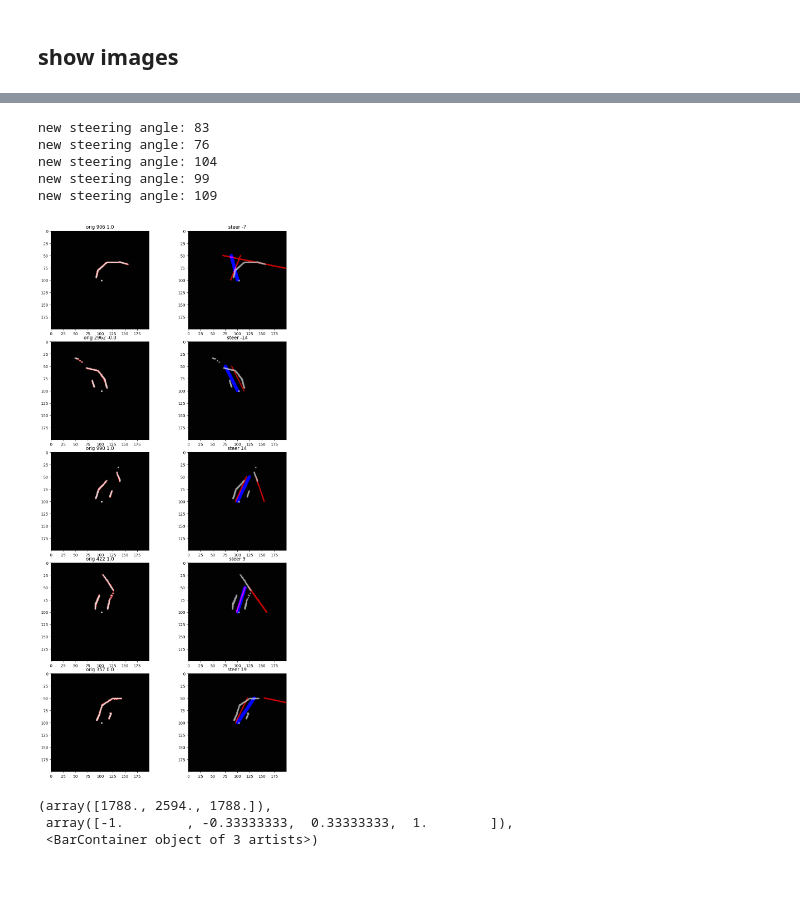
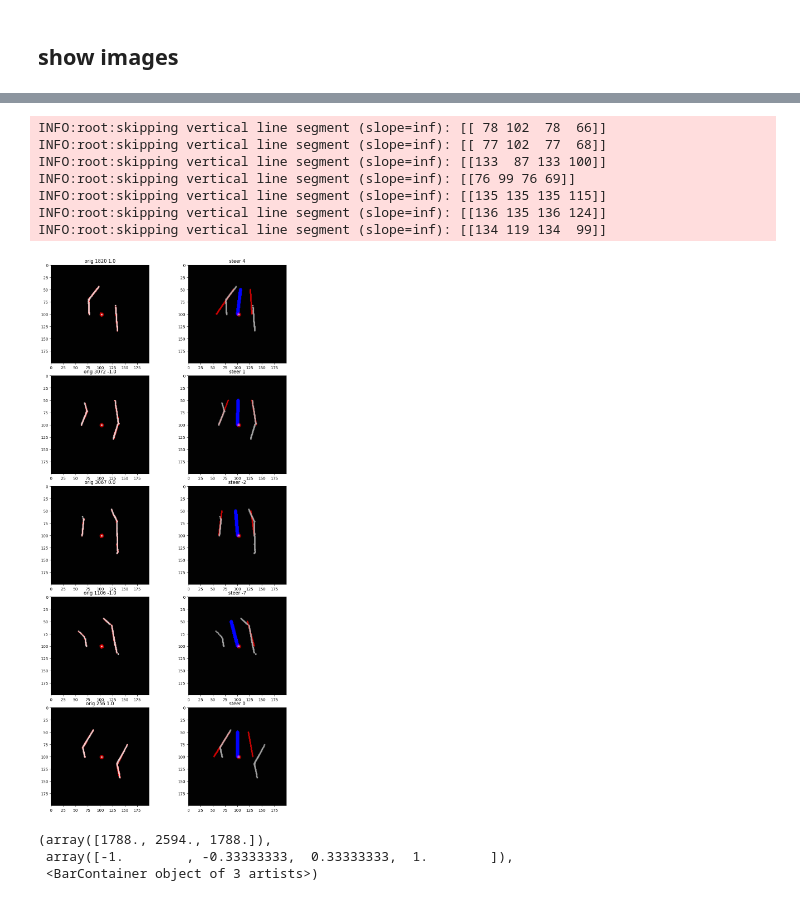
Before and after one commit to PingguSoft/esp32_rover, a Jupyter notebook: python-codes/rover_lidar.ipynb, the cells around one changed output, grey strips where cells are left out. Saved outputs shown, nothing was run; the diff lists cells and outputs as text; code cells hidden in the pictures.

```diff
--- a/python-codes/rover_lidar.ipynb
+++ b/python-codes/rover_lidar.ipynb
@@ -74,9 +70,9 @@ print(f"{min(y)} ~ {max(y)} => {_cat} categories")
 # %% [markdown]
 ## flip left, right for data augmentation
 # %%
-aug_x, aug_y = flip_h(X, y)
+aug_X, aug_y = flip_h(X, y)
 # %%
-X = np.concatenate((X, aug_x))
+X = np.concatenate((X, aug_X))
 y = np.concatenate((y, aug_y))
 print(X.shape, y.shape)
 # %% [output]
@@ -157,7 +154,7 @@ def detect_line_segments(cropped_edges):
 
     if line_segments is not None:
         for line_segment in line_segments:
-            logging.debug('detected line_segment:')
+            logging.debug("detected line_segment:")
             logging.debug("%s of length %s" % (line_segment, length_of_line_segment(line_segment[0])))
 
     return line_segments
@@ -193,23 +190,21 @@ def average_slope_intercept(frame, line_segments):
     """
     lane_lines = []
     if line_segments is None:
-        logging.info('No line_segment segments detected')
+        logging.info("No line_segment segments detected")
         return lane_lines
 
     height, width, _ = frame.shape
     left_fit = []
     right_fit = []
 
-    boundary = 1 / 3
-    left_region_boundary = width * (
-        1 - boundary
-    )  # left lane line segment should be on left 2/3 of the screen
-    right_region_boundary = width * boundary  # right lane line segment should be on left 2/3 of the screen
+    boundary = 1 / 2
+    left_region_boundary = width * (1 - boundary)  # left lane line segment should be on left 2/3 of the screen
+    right_region_boundary = (width * boundary)  # right lane line segment should be on left 2/3 of the screen
 
     for line_segment in line_segments:
         for x1, y1, x2, y2 in line_segment:
             if x1 == x2:
-                logging.info('skipping vertical line segment (slope=inf): %s' % line_segment)
+                logging.info("skipping vertical line segment (slope=inf): %s" % line_segment)
                 continue
             fit = np.polyfit((x1, x2), (y1, y2), 1)
             slope = fit[0]
@@ -229,7 +224,7 @@ def average_slope_intercept(frame, line_segments):
     if len(right_fit) > 0:
         lane_lines.append(make_points(frame, right_fit_average))
 
-    logging.debug('lane lines: %s' % lane_lines)  # [[[316, 720, 484, 432]], [[1009, 720, 718, 432]]]
+    logging.debug("lane lines: %s" % lane_lines)  # [[[316, 720, 484, 432]], [[1009, 720, 718, 432]]]
 
     return lane_lines
 
@@ -239,12 +234,12 @@ def compute_steering_angle(frame, lane_lines):
     We assume that camera is calibrated to point to dead center
     """
     if len(lane_lines) == 0:
-        logging.info('No lane lines detected, do nothing')
+        logging.info("No lane lines detected, do nothing")
         return -90
 
     height, width, _ = frame.shape
     if len(lane_lines) == 1:
-        logging.debug('Only detected one lane line, just follow it. %s' % lane_lines[0])
+        logging.debug("Only detected one lane line, just follow it. %s" % lane_lines[0])
         x1, _, x2, _ = lane_lines[0][0]
         x_offset = x2 - x1
     else:
@@ -258,21 +253,13 @@ def compute_steering_angle(frame, lane_lines):
     y_offset = int(height / 2)
 
     angle_to_mid_radian = math.atan(x_offset / y_offset)  # angle (in radian) to center vertical line
-    angle_to_mid_deg = int(
-        angle_to_mid_radian * 180.0 / math.pi
-    )  # angle (in degrees) to center vertical line
+    angle_to_mid_deg = int(angle_to_mid_radian * 180.0 / math.pi)  # angle (in degrees) to center vertical line
     steering_angle = angle_to_mid_deg + 90  # this is the steering angle needed by picar front wheel
-
-    print('new steering angle: %s' % steering_angle)
+    logging.debug("new steering angle: %s" % steering_angle)
     return steering_angle
 
 
-def display_heading_line(
-    frame,
-    steering_angle,
-    line_color=(0, 0, 255),
-    line_width=5,
-):
+def display_heading_line(frame, steering_angle, line_color=(0, 0, 255), line_width=5):
     heading_image = np.zeros_like(frame)
     height, width, _ = frame.shape
 
@@ -286,46 +273,43 @@ def display_heading_line(
     # 91-180 degree: turn right
     steering_angle_radian = steering_angle / 180.0 * math.pi
     x1 = int(width / 2)
     y1 = int(height / 2)
     x2 = int(x1 - height / 2 / math.tan(steering_angle_radian))
-    # y2 = int(height / 2)
     y2 = y1 - (height // 4)
-
     cv2.line(heading_image, (x1, y1), (x2, y2), line_color, line_width)
     heading_image = cv2.addWeighted(frame, 0.8, heading_image, 1, 1)
 
     return heading_image
 
 
-cnt = 5
 logging.basicConfig(level=logging.INFO)
-fig, axes = plt.subplots(cnt, 2, figsize=(10, 20))
+fig, axes = plt.subplots(len(_img_list), 2, figsize=(10, 20))
 fig.tight_layout()
-for x in range(cnt):
-    i = randint(0, len(aug_x))
-
+for x, i in enumerate(_img_list):
     img = get_lidar_image(X[i])
     img_gray = cv2.cvtColor(img, cv2.COLOR_RGB2GRAY)
     line_segments = detect_line_segments(img_gray)
     line_segment_image = display_lines(img, line_segments, line_color=(255, 0, 0), line_width=1)
     lane_lines = average_slope_intercept(img, line_segments)
     lane_lines_image = display_lines(img, lane_lines, line_color=(255, 0, 0), line_width=2)
 
     new_steering_angle = compute_steering_angle(lane_lines_image, lane_lines)
     curr_heading_image = display_heading_line(lane_lines_image, new_steering_angle)
 
     axes[x][0].imshow(line_segment_image)
     axes[x][0].set_title(f"orig {i} {y[i]}")
 
     axes[x][1].imshow(curr_heading_image)
     axes[x][1].set_title(f"steer {new_steering_angle - 90}")
 # %% [output]
-new steering angle: 83
-new steering angle: 76
-new steering angle: 104
-new steering angle: 99
-new steering angle: 109
+INFO:root:skipping vertical line segment (slope=inf): [[ 78 102  78  66]]
+INFO:root:skipping vertical line segment (slope=inf): [[ 77 102  77  68]]
+INFO:root:skipping vertical line segment (slope=inf): [[133  87 133 100]]
+INFO:root:skipping vertical line segment (slope=inf): [[76 99 76 69]]
+INFO:root:skipping vertical line segment (slope=inf): [[135 135 135 115]]
+INFO:root:skipping vertical line segment (slope=inf): [[136 135 136 124]]
+INFO:root:skipping vertical line segment (slope=inf): [[134 119 134  99]]
-[figure, old version]
+[figure, new version]
 # %%
 num_of_bins = _cat
 hist, bins = np.histogram(y, num_of_bins)
```
Also changed, not shown: parts of 3 cells of this notebook, 3 other files.
